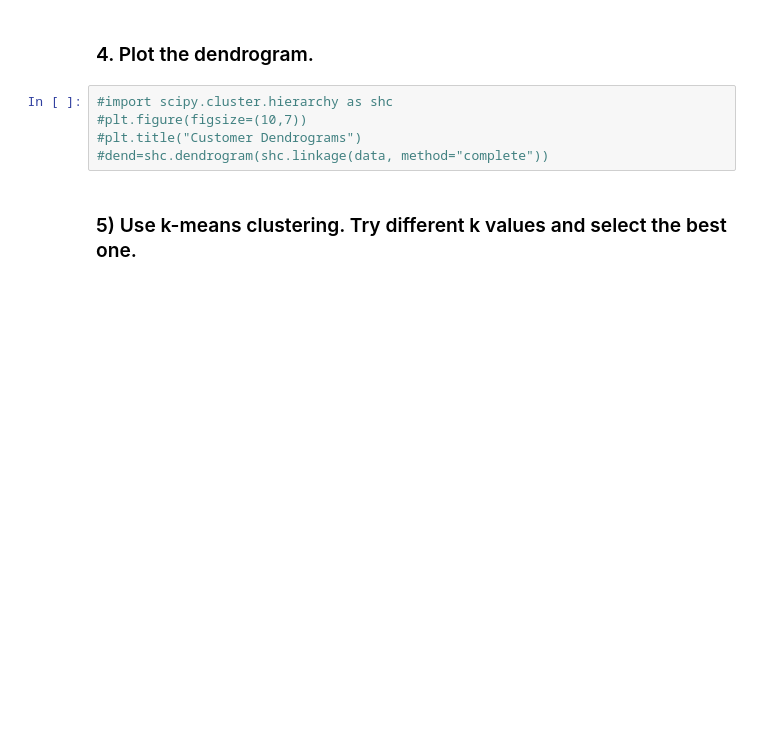
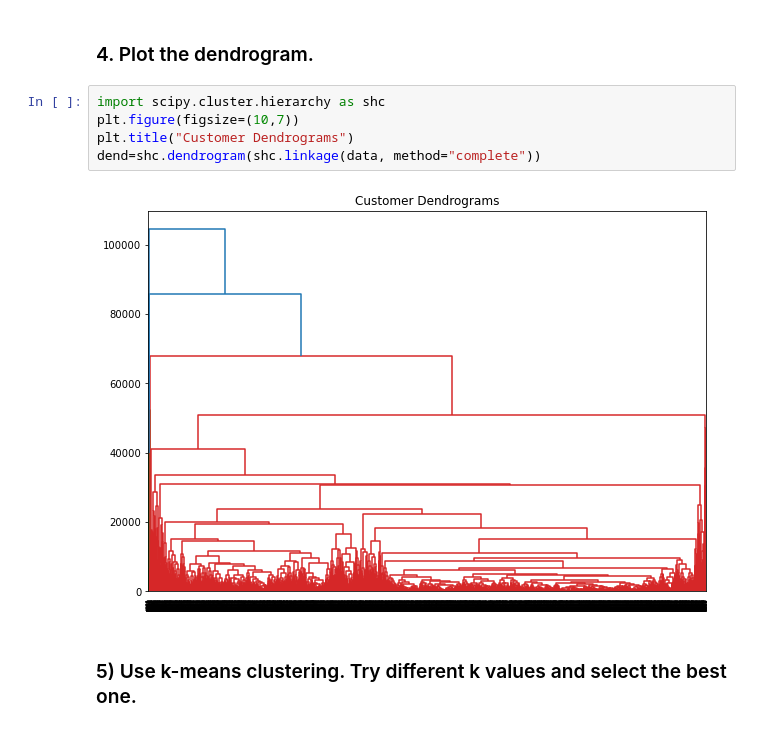
Before and after one commit to ineselmufti/gomycodeCheckpoints, a Jupyter notebook: Checkpoint8.ipynb, the cells around one changed output. Saved outputs shown, nothing was run; the diff lists cells and outputs as text; blank space fills up the shorter version.

```diff
--- a/Checkpoint8.ipynb
+++ b/Checkpoint8.ipynb
@@ -157,10 +153,12 @@ plt.colorbar(scatter)
 # %% [markdown]
 ###  4. Plot the dendrogram.
 # %%
-#import scipy.cluster.hierarchy as shc
-#plt.figure(figsize=(10,7))
-#plt.title("Customer Dendrograms")
-#dend=shc.dendrogram(shc.linkage(data, method="complete"))
+import scipy.cluster.hierarchy as shc
+plt.figure(figsize=(10,7))
+plt.title("Customer Dendrograms")
+dend=shc.dendrogram(shc.linkage(data, method="complete"))
+# %% [output]
+[figure, added]
 # %% [markdown]
 ### 5) Use k-means clustering. Try different k values and select the best one.
 # %%
```
Also changed, not shown: parts of 1 cell of this notebook.
